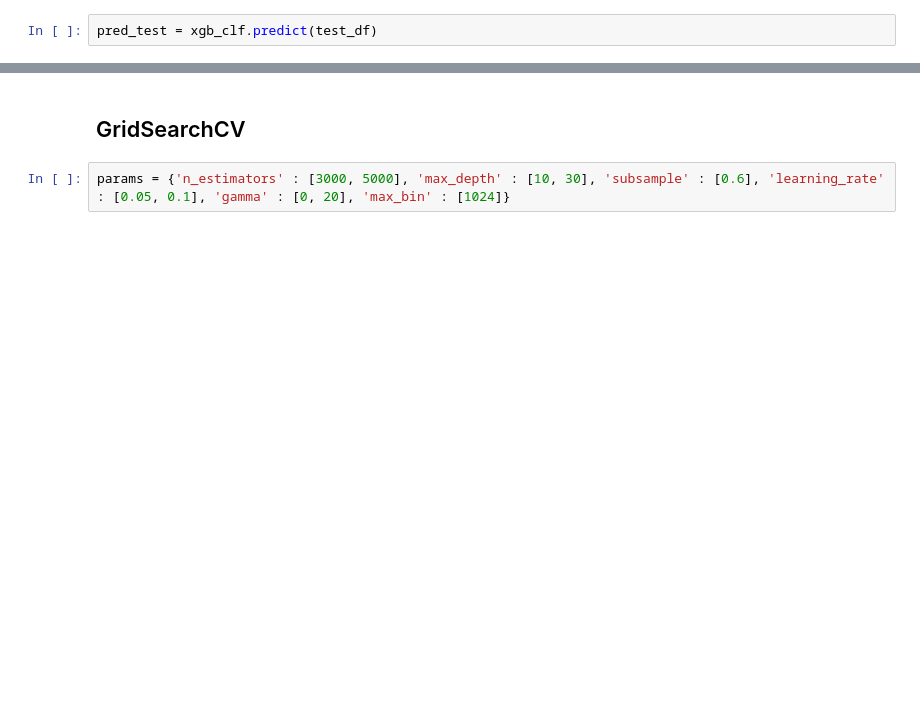
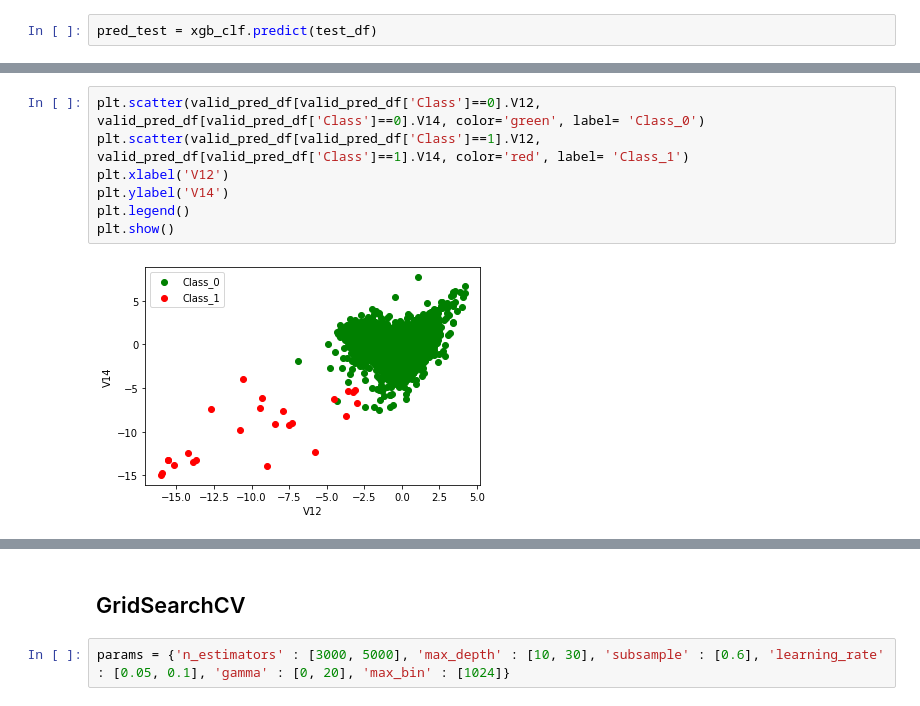
Before and after one commit to Seoyeon-An/YBIGTA_CreditCardAI, a Jupyter notebook: Supervised_Modeling/XGBoost_for_classification.ipynb, the cells around one changed output, grey strips where cells are left out. Cells and saved outputs as stored; diff of their text form; blank space fills up the shorter version.

```diff
--- a/Supervised_Modeling/XGBoost_for_classification.ipynb
+++ b/Supervised_Modeling/XGBoost_for_classification.ipynb
@@ -135,0 +162,9 @@ pred_test = xgb_clf.predict(test_df)
+# %%
+plt.scatter(valid_pred_df[valid_pred_df['Class']==0].V12, valid_pred_df[valid_pred_df['Class']==0].V14, color='green', label= 'Class_0')
+plt.scatter(valid_pred_df[valid_pred_df['Class']==1].V12, valid_pred_df[valid_pred_df['Class']==1].V14, color='red', label= 'Class_1')
+plt.xlabel('V12')
+plt.ylabel('V14')
+plt.legend()
+plt.show()
+# %% [output]
+[figure, added]
```
Also changed, not shown: parts of 10 cells of this notebook, 3 other files.
